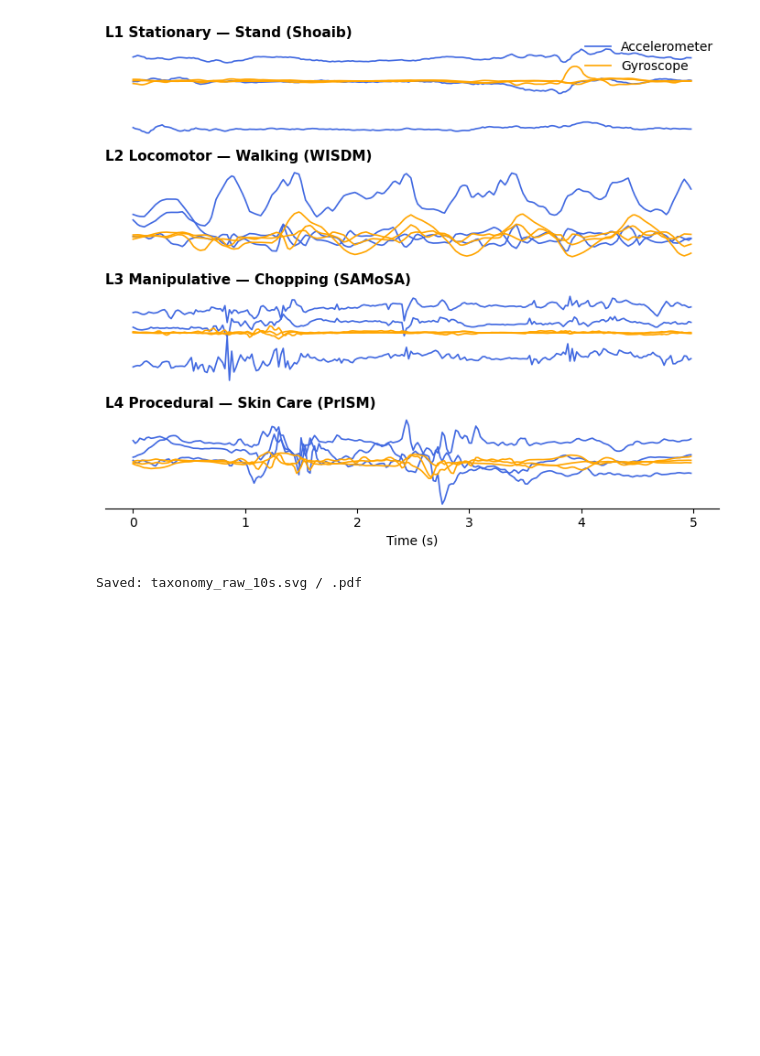
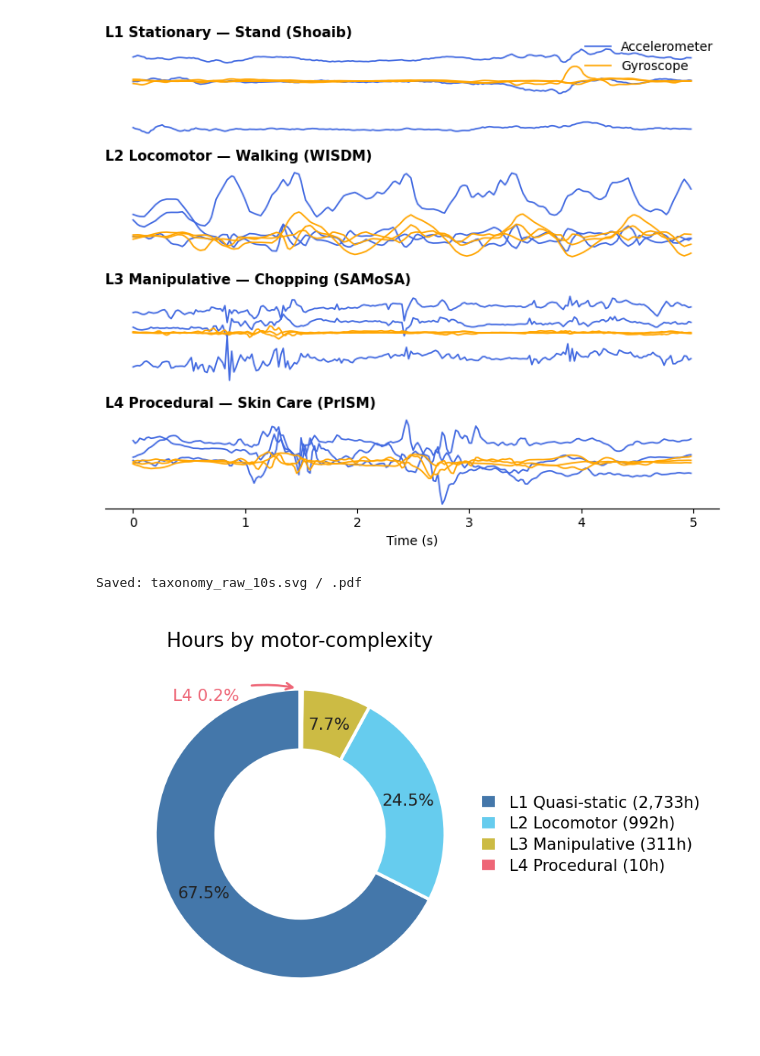
Before and after one commit to Abradshaw1/TransfHAR, a Jupyter notebook: scratch.ipynb, the cells around one changed output. Cells and saved outputs as stored; diff of their text form; code cells hidden in the pictures; blank space fills up the shorter version.

```diff
--- a/scratch.ipynb
+++ b/scratch.ipynb
@@ -1336,3 +1336,76 @@ plt.tight_layout()
 plt.savefig("vit1d_fewshot_6axis_all_datasets.png", dpi=300, bbox_inches="tight")
 plt.show()
 print("\nSaved: vit1d_fewshot_6axis_all_datasets.png")
+# %%
+import matplotlib.pyplot as plt
+import matplotlib as mpl
+import numpy as np
+
+mpl.rcParams.update({
+    'font.family': 'sans-serif',
+    'font.sans-serif': ['Arial', 'Helvetica', 'DejaVu Sans'],
+    'font.size': 6,
+    'axes.linewidth': 0.5,
+    'pdf.fonttype': 42,
+    'ps.fonttype': 42,
+})
+
+hours  = [2733, 992, 311, 10]
+labels = ['L1 Quasi-static', 'L2 Locomotor', 'L3 Manipulative', 'L4 Procedural']
+colors = ['#4477AA', '#66CCEE', '#CCBB44', '#EE6677']
+
+# smaller canvas
+fig, ax = plt.subplots(figsize=(2.05, 1.85), dpi=300)
+
+wedges, _, autotexts = ax.pie(
+    hours,
+    labels=None,
+    autopct=lambda p: f'{p:.1f}%' if p >= 3 else '',
+    startangle=90,
+    colors=colors,
+    pctdistance=0.78,
+    wedgeprops=dict(width=0.42, edgecolor='white', linewidth=1.0),
+)
+
+for t in autotexts:
+    t.set_fontsize(5.2)
+    t.set_color('#222222')
+
+# small L4 callout, kept inside axes
+cumsum = np.cumsum([0] + hours)
+total = sum(hours)
+l4_mid_angle = 90 + 360 * (cumsum[3] + hours[3] / 2) / total
+l4_rad = np.deg2rad(l4_mid_angle)
+x_src = np.cos(l4_rad)
+y_src = np.sin(l4_rad)
+
+ax.annotate(
+    'L4 0.2%',
+    xy=(x_src, y_src),
+    xytext=(-0.65, 0.92),  # inside
+    fontsize=5.2, color=colors[3], ha='center',
+    arrowprops=dict(arrowstyle='->', color=colors[3], lw=0.7,
+                    connectionstyle='arc3,rad=-0.15'),
+)
+
+# legend INSIDE (prevents bbox blow-up)
+legend_labels = [f'{l} ({h:,}h)' for l, h in zip(labels, hours)]
+ax.legend(
+    wedges, legend_labels,
+    loc='center left', bbox_to_anchor=(0.98, 0.5),  # inside right edge
+    fontsize=5.0, frameon=False,
+    handlelength=1.0, handleheight=1.0, labelspacing=0.35, borderaxespad=0.0
+)
+
+ax.set_title('Hours by motor-complexity', fontsize=6.2, pad=2)
+
+# lock a compact framing
+ax.set(aspect='equal')
+fig.subplots_adjust(left=0.02, right=0.98, top=0.92, bottom=0.06)
+
+# IMPORTANT: don't expand bbox
+plt.savefig('taxonomy_hours_pie.pdf')
+plt.savefig('taxonomy_hours_pie.png', dpi=300)
+plt.show()
+# %% [output]
+[figure, added]
```
Also changed, not shown: parts of 3 cells of this notebook, 10 other files.
